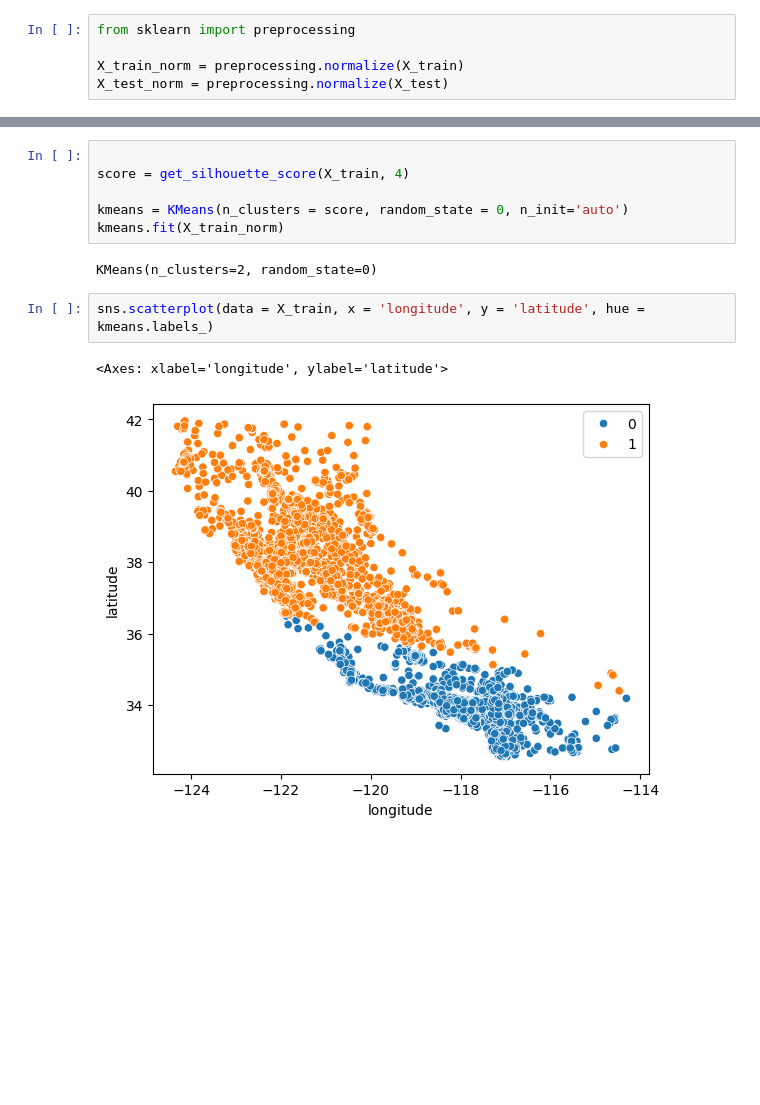
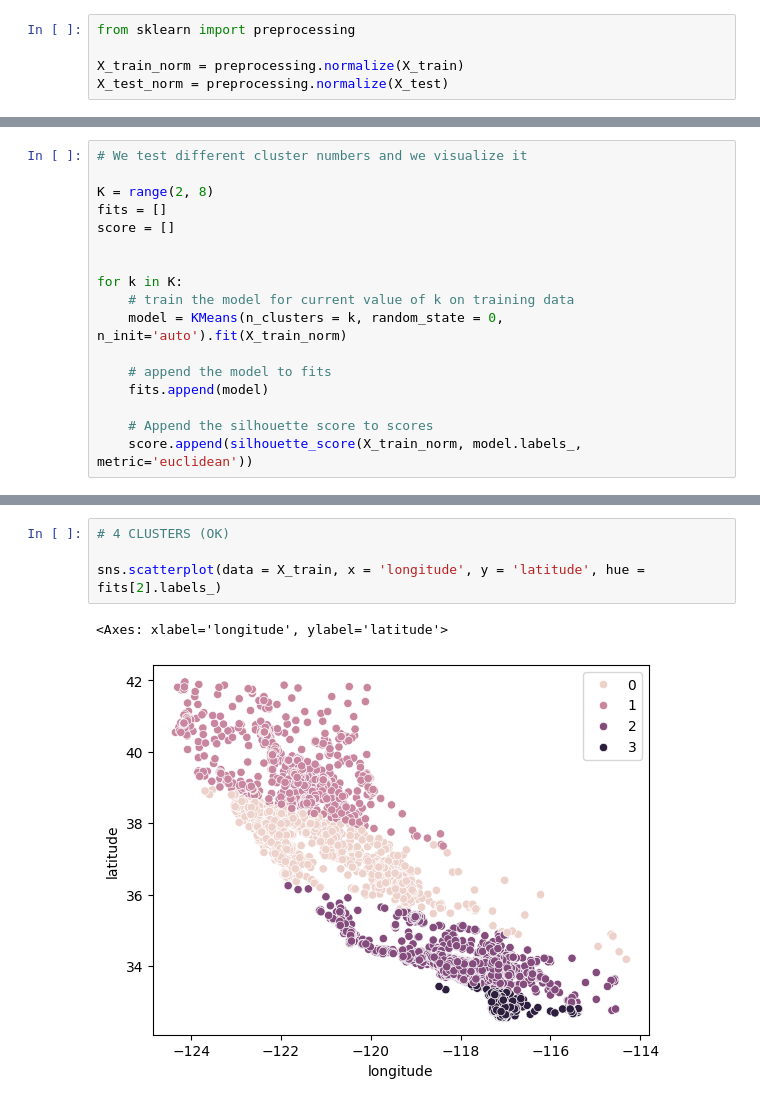
Before and after one commit to Rayanworkout/First-Steps-into-ML, a Jupyter notebook: kmeans_clustering/tutorial.ipynb, the cells around one changed output, grey strips where cells are left out. Saved outputs shown, nothing was run; the diff lists cells and outputs as text; blank space fills up the shorter version.

```diff
--- a/kmeans_clustering/tutorial.ipynb
+++ b/kmeans_clustering/tutorial.ipynb
@@ -76,3 +72,20 @@ def get_silhouette_score(X: np.ndarray, k: int):
 
     # And we return the number of clusters with the highest silhouette score
     return max(scores, key=lambda x: x[1])[0]
+# %%
+# We test different cluster numbers and we visualize it
+
+K = range(2, 8)
+fits = []
+score = []
+
+
+for k in K:
+    # train the model for current value of k on training data
+    model = KMeans(n_clusters = k, random_state = 0, n_init='auto').fit(X_train_norm)
+
+    # append the model to fits
+    fits.append(model)
+
+    # Append the silhouette score to scores
+    score.append(silhouette_score(X_train_norm, model.labels_, metric='euclidean'))
@@ -79,13 +99,7 @@ def get_silhouette_score(X: np.ndarray, k: int):
 # %%
+# 4 CLUSTERS (OK)
 
-score = get_silhouette_score(X_train, 4)
-
-kmeans = KMeans(n_clusters = score, random_state = 0, n_init='auto')
-kmeans.fit(X_train_norm)
+sns.scatterplot(data = X_train, x = 'longitude', y = 'latitude', hue = fits[2].labels_)
 # %% [output]
-KMeans(n_clusters=2, random_state=0)
+<Axes: xlabel='longitude', ylabel='latitude'>
+[figure, added]
-# %%
-sns.scatterplot(data = X_train, x = 'longitude', y = 'latitude', hue = kmeans.labels_)
-# %% [output]
-<Axes: xlabel='longitude', ylabel='latitude'>
-[figure, removed]
```
Also changed, not shown: parts of 7 cells of this notebook, 2 other files.
